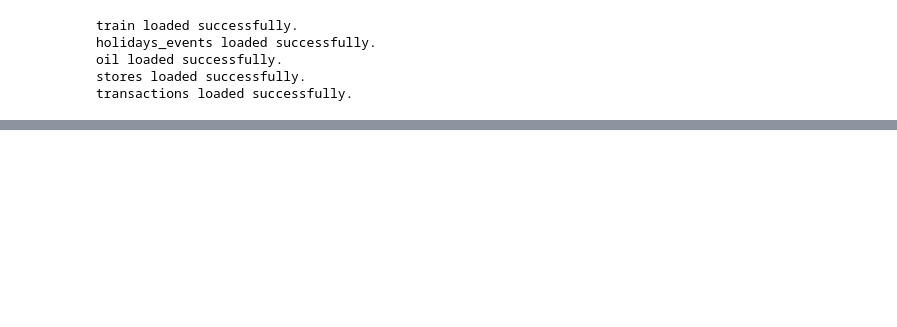
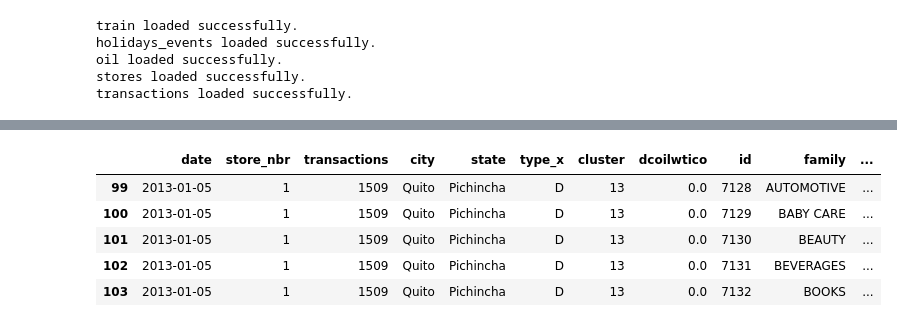
Before and after one commit to muhkashiff/store_sales_forecasting, a Jupyter notebook: store_sale.ipynb, the cells around one changed output, grey strips where cells are left out. Cells and saved outputs as stored; diff of their text form; code cells hidden in the pictures; blank space fills up the shorter version.

```diff
--- a/store_sale.ipynb
+++ b/store_sale.ipynb
@@ -34,0 +275,9 @@ transactions loaded successfully.
+# %%
+# Adding the 'has_long_weekend' column based on the merged data
+if 'type_x' in merged_df.columns and 'transferred' in merged_df.columns:
+    merged_df['is_long_weekend'] = (merged_df['type_x'] == 'Holiday') & (merged_df['transferred'] == False)
+
+    # Updating the original combined_df with the new column
+    combined_df['is_long_weekend'] = merged_df['is_long_weekend']
+else:
+    print("Columns 'type' and/or 'transferred' do not exist in merged_df.")
@@ -34,0 +307,11 @@ transactions loaded successfully.
+# %%
+# remove empty data rows
+clean_df = merged_df.dropna()
+clean_df.head()
+# %% [output]
+|  | date | store_nbr | transactions | city | state | type_x | cluster | dcoilwtico | id | family | ... |
+| 99 | 2013-01-05 | 1 | 1509 | Quito | Pichincha | D | 13 | 0.0 | 7128 | AUTOMOTIVE | ... |
+| 100 | 2013-01-05 | 1 | 1509 | Quito | Pichincha | D | 13 | 0.0 | 7129 | BABY CARE | ... |
+| 101 | 2013-01-05 | 1 | 1509 | Quito | Pichincha | D | 13 | 0.0 | 7130 | BEAUTY | ... |
+| 102 | 2013-01-05 | 1 | 1509 | Quito | Pichincha | D | 13 | 0.0 | 7131 | BEVERAGES | ... |
+| 103 | 2013-01-05 | 1 | 1509 | Quito | Pichincha | D | 13 | 0.0 | 7132 | BOOKS | ... |
```
Also changed, not shown: parts of 29 cells of this notebook.
